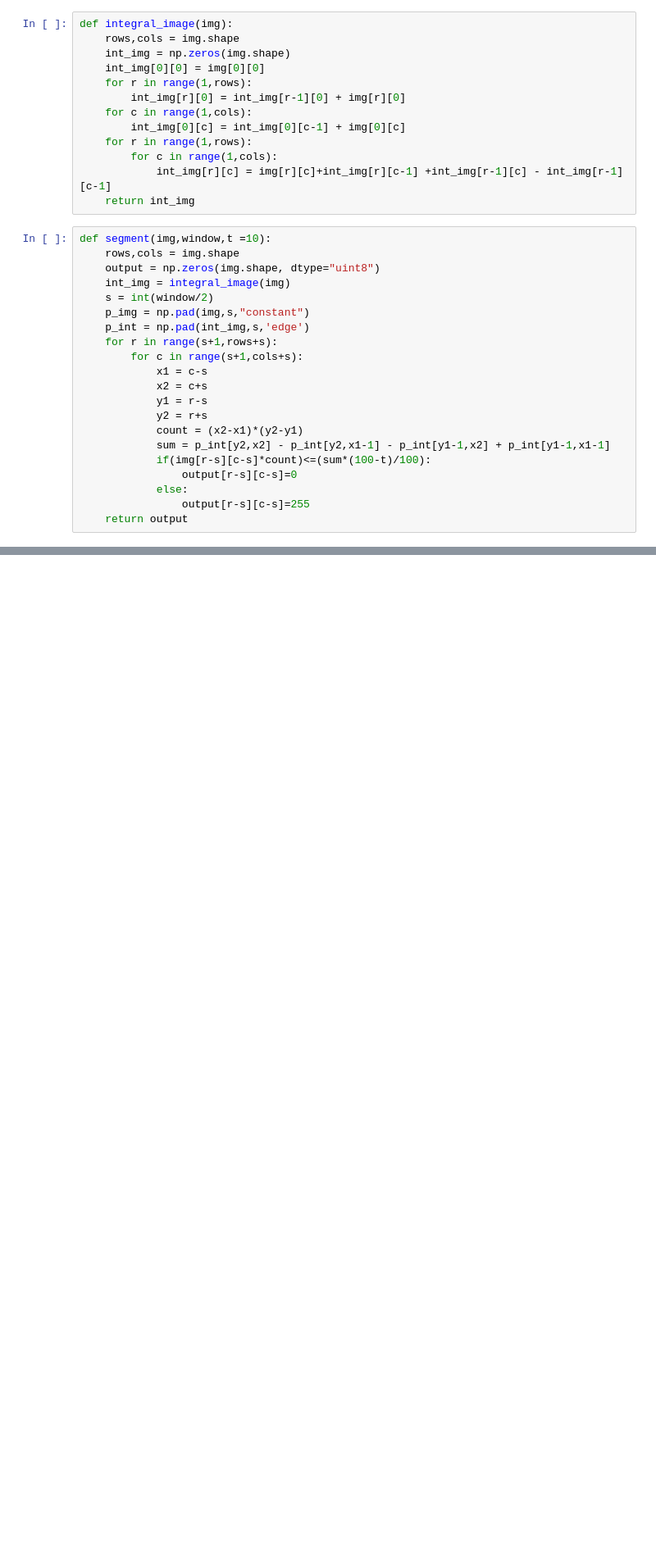
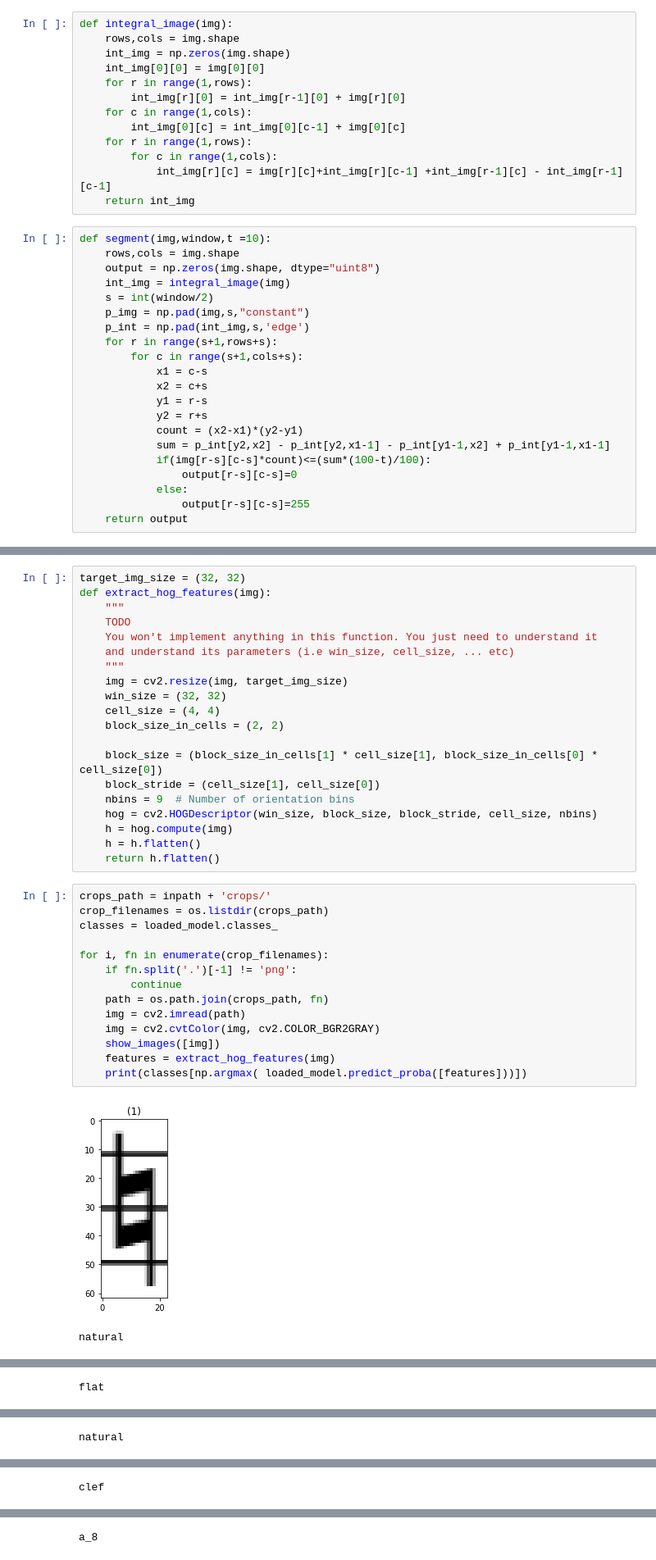
Before and after one commit to aaarafat/Mushido, a Jupyter notebook: notebooks/notes_isolation.ipynb, the cells around one changed output, grey strips where cells are left out. Shown: that part at 82% size. Drawn from its saved outputs; the diff is of its cells as text; blank space fills up the shorter version.

```diff
--- a/notebooks/notes_isolation.ipynb
+++ b/notebooks/notes_isolation.ipynb
@@ -119,0 +149,37 @@ show_images([temp_img])
+# %%
+target_img_size = (32, 32)
+def extract_hog_features(img):
+    """
+    TODO
+    You won't implement anything in this function. You just need to understand it
+    and understand its parameters (i.e win_size, cell_size, ... etc)
+    """
+    img = cv2.resize(img, target_img_size)
+    win_size = (32, 32)
+    cell_size = (4, 4)
+    block_size_in_cells = (2, 2)
+
+    block_size = (block_size_in_cells[1] * cell_size[1], block_size_in_cells[0] * cell_size[0])
+    block_stride = (cell_size[1], cell_size[0])
+    nbins = 9  # Number of orientation bins
+    hog = cv2.HOGDescriptor(win_size, block_size, block_stride, cell_size, nbins)
+    h = hog.compute(img)
+    h = h.flatten()
+    return h.flatten()
+# %%
+crops_path = inpath + 'crops/'
+crop_filenames = os.listdir(crops_path)
+classes = loaded_model.classes_
+
+for i, fn in enumerate(crop_filenames):
+    if fn.split('.')[-1] != 'png':
+        continue
+    path = os.path.join(crops_path, fn)
+    img = cv2.imread(path)
+    img = cv2.cvtColor(img, cv2.COLOR_BGR2GRAY)
+    show_images([img])
+    features = extract_hog_features(img)
+    print(classes[np.argmax( loaded_model.predict_proba([features]))])
+# %% [output]
+[figure, added]
+natural
@@ -119,0 +187 @@ show_images([temp_img])
+flat
@@ -119,0 +189 @@ show_images([temp_img])
+natural
@@ -119,0 +191 @@ show_images([temp_img])
+clef
@@ -119,0 +193 @@ show_images([temp_img])
+a_8
```
Also changed, not shown: parts of 6 cells of this notebook, 1 other file.
